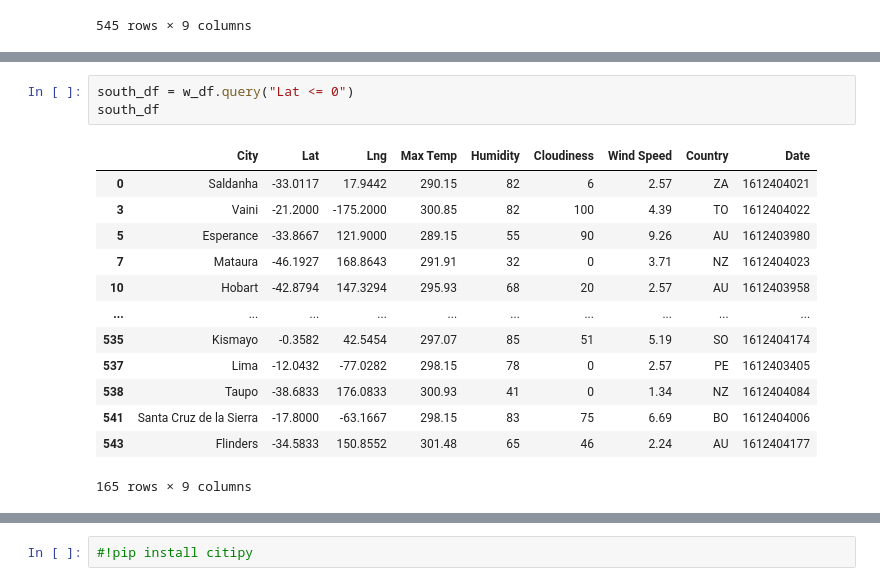
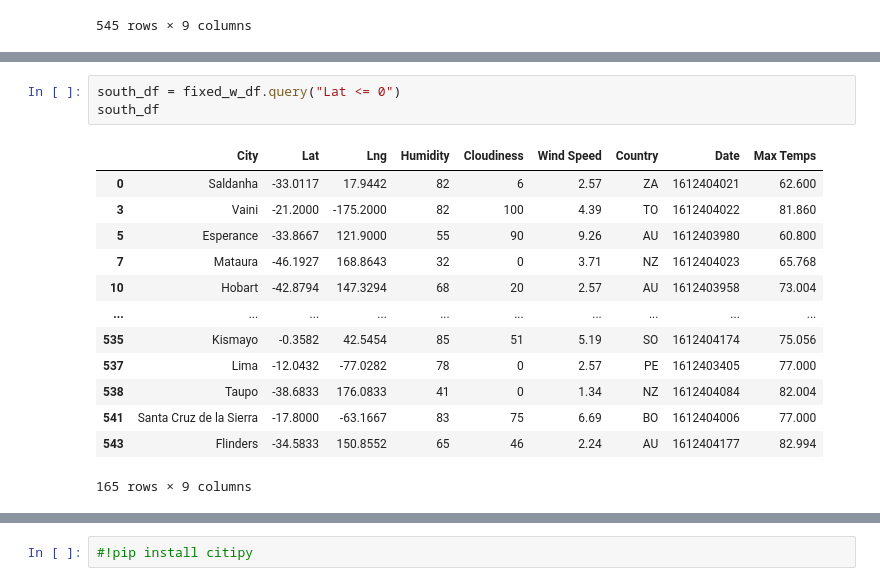
Before and after one commit to write42/python-api-challenge, a Jupyter notebook: WeatherPy/WeatherPy.ipynb, the cells around one changed output, grey strips where cells are left out. Drawn from its saved outputs; the diff is of its cells as text.

```diff
--- a/WeatherPy/WeatherPy.ipynb
+++ b/WeatherPy/WeatherPy.ipynb
@@ -253,17 +283,17 @@ plt.show()
 # %%
-south_df = w_df.query("Lat <= 0")
+south_df = fixed_w_df.query("Lat <= 0")
 south_df
 # %% [output]
-|  | City | Lat | Lng | Max Temp | Humidity | Cloudiness | Wind Speed | Country | Date |
-| 0 | Saldanha | -33.0117 | 17.9442 | 290.15 | 82 | 6 | 2.57 | ZA | 1612404021 |
-| 3 | Vaini | -21.2000 | -175.2000 | 300.85 | 82 | 100 | 4.39 | TO | 1612404022 |
-| 5 | Esperance | -33.8667 | 121.9000 | 289.15 | 55 | 90 | 9.26 | AU | 1612403980 |
-| 7 | Mataura | -46.1927 | 168.8643 | 291.91 | 32 | 0 | 3.71 | NZ | 1612404023 |
-| 10 | Hobart | -42.8794 | 147.3294 | 295.93 | 68 | 20 | 2.57 | AU | 1612403958 |
+|  | City | Lat | Lng | Humidity | Cloudiness | Wind Speed | Country | Date | Max Temps |
+| 0 | Saldanha | -33.0117 | 17.9442 | 82 | 6 | 2.57 | ZA | 1612404021 | 62.600 |
+| 3 | Vaini | -21.2000 | -175.2000 | 82 | 100 | 4.39 | TO | 1612404022 | 81.860 |
+| 5 | Esperance | -33.8667 | 121.9000 | 55 | 90 | 9.26 | AU | 1612403980 | 60.800 |
+| 7 | Mataura | -46.1927 | 168.8643 | 32 | 0 | 3.71 | NZ | 1612404023 | 65.768 |
+| 10 | Hobart | -42.8794 | 147.3294 | 68 | 20 | 2.57 | AU | 1612403958 | 73.004 |
 | ... | ... | ... | ... | ... | ... | ... | ... | ... | ... |
-| 535 | Kismayo | -0.3582 | 42.5454 | 297.07 | 85 | 51 | 5.19 | SO | 1612404174 |
-| 537 | Lima | -12.0432 | -77.0282 | 298.15 | 78 | 0 | 2.57 | PE | 1612403405 |
-| 538 | Taupo | -38.6833 | 176.0833 | 300.93 | 41 | 0 | 1.34 | NZ | 1612404084 |
-| 541 | Santa Cruz de la Sierra | -17.8000 | -63.1667 | 298.15 | 83 | 75 | 6.69 | BO | 1612404006 |
-| 543 | Flinders | -34.5833 | 150.8552 | 301.48 | 65 | 46 | 2.24 | AU | 1612404177 |
+| 535 | Kismayo | -0.3582 | 42.5454 | 85 | 51 | 5.19 | SO | 1612404174 | 75.056 |
+| 537 | Lima | -12.0432 | -77.0282 | 78 | 0 | 2.57 | PE | 1612403405 | 77.000 |
+| 538 | Taupo | -38.6833 | 176.0833 | 41 | 0 | 1.34 | NZ | 1612404084 | 82.004 |
+| 541 | Santa Cruz de la Sierra | -17.8000 | -63.1667 | 83 | 75 | 6.69 | BO | 1612404006 | 77.000 |
+| 543 | Flinders | -34.5833 | 150.8552 | 65 | 46 | 2.24 | AU | 1612404177 | 82.994 |
 165 rows × 9 columns
```
Also changed, not shown: parts of 23 cells of this notebook, 12 other files.
